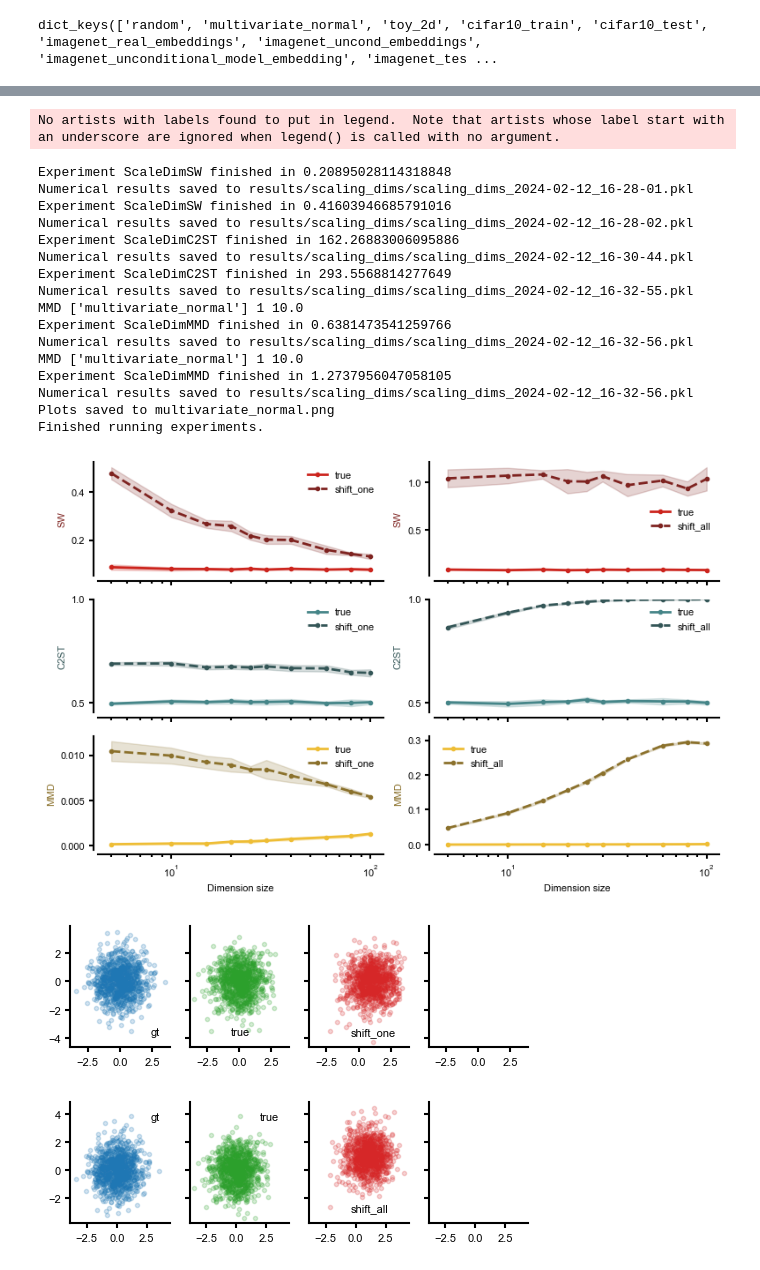
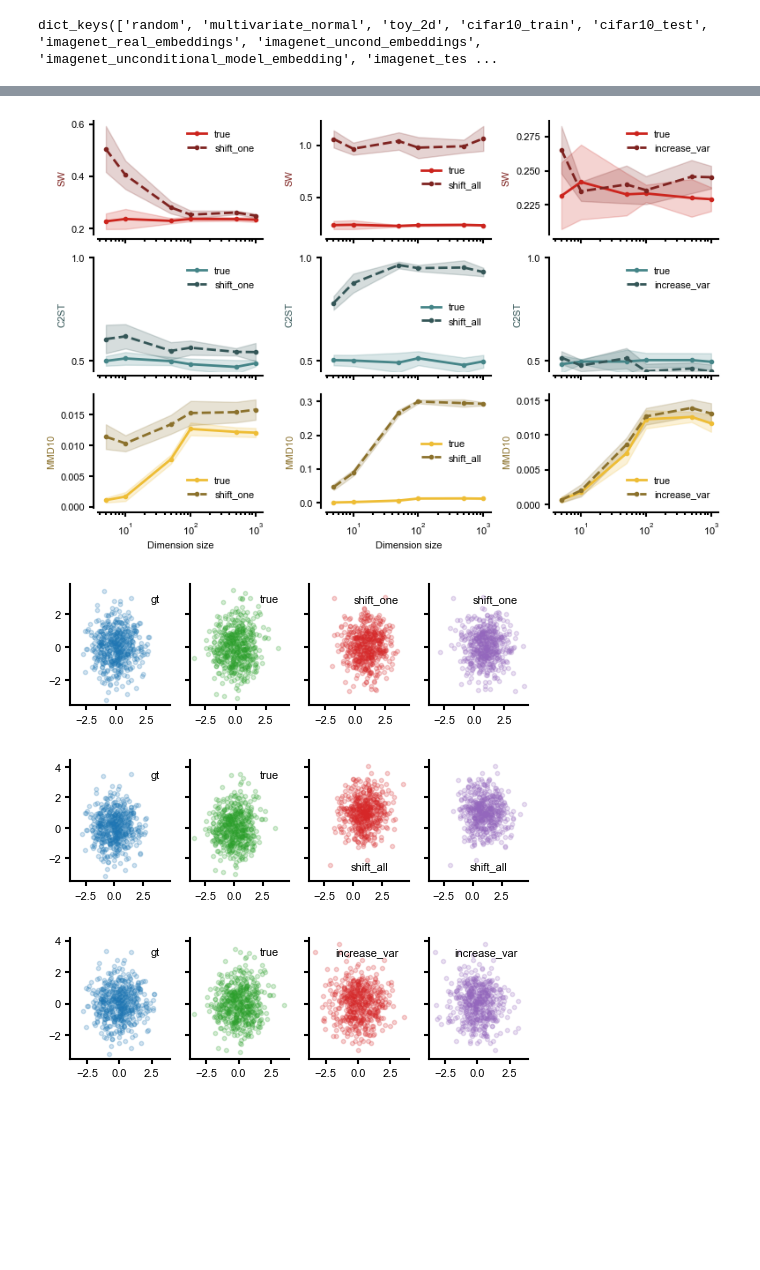
Before and after one commit to mackelab/labproject, a Jupyter notebook: docs/notebooks/scaling_dims_franzi.ipynb, the cells around one changed output, grey strips where cells are left out. Saved outputs shown, nothing was run; the diff lists cells and outputs as text; code cells hidden in the pictures; blank space fills up the shorter version.

Commit message:
Extend dim scaling figure by increased var experiment

```diff
--- a/docs/notebooks/scaling_dims_franzi.ipynb
+++ b/docs/notebooks/scaling_dims_franzi.ipynb
@@ -118,12 +118,14 @@ for d, distort in enumerate(cfg.distort):
 
     # Distorted
     dataset_inter = dataset_fn(cfg.n[0]*cfg.runs, cfg.d[0], distort=cfg.distort[d])
+    dataset_inter_var = dataset_fn(cfg.n[0]*cfg.runs, cfg.d[0], distort=cfg.distort[d])
 
     # Data plots
     fig_data, axes_data = plt.subplots(1, 4, figsize=cm2inch((15, 4)), sharex=True, sharey=True)
     axes_data[0].plot(dataset_gt[:1000, 0], dataset_gt[:1000, 1], 'o', label='gt', alpha=0.2, color='C0')
     axes_data[1].plot(dataset_intra[:1000, 0], dataset_intra[:1000, 1], 'o', label='true',  alpha=0.2, color='C2')
     axes_data[2].plot(dataset_inter[:1000, 0], dataset_inter[:1000, 1], 'o', label=cfg.distort[d] ,alpha=0.2, color='C3')
+    axes_data[3].plot(dataset_inter_var[:1000, 0], dataset_inter[:1000, 1], 'o', label=cfg.distort[d] ,alpha=0.2, color='C4')
     for ax in axes_data:
         ax.legend()
 
@@ -164,7 +166,10 @@ for d, distort in enumerate(cfg.distort):
                 label=label_list[dc][cfg.data[0]],
                 linestyle='-' if dc == 0 else '--',lw=2, marker='o'
             )
-            ax.set_ylabel(mapping[exp_name])
+            if mapping[exp_name]  == 'MMD':
+                ax.set_ylabel(mapping[exp_name]+ str(int(cfg.mmd_bandwidth[d])))
+            else:
+                ax.set_ylabel(mapping[exp_name])
             ax.set_xlabel('')
             if mapping[exp_name]  == 'C2ST':
                 ax.set_ylim([0.45,1])
@@ -209,20 +207,4 @@ Distort: SHIFT_ALL
-No artists with labels found to put in legend.  Note that artists whose label start with an underscore are ignored when legend() is called with no argument.
-Experiment ScaleDimSW finished in 0.20895028114318848
-Numerical results saved to results/scaling_dims/scaling_dims_2024-02-12_16-28-01.pkl
-Experiment ScaleDimSW finished in 0.41603946685791016
-Numerical results saved to results/scaling_dims/scaling_dims_2024-02-12_16-28-02.pkl
-Experiment ScaleDimC2ST finished in 162.26883006095886
-Numerical results saved to results/scaling_dims/scaling_dims_2024-02-12_16-30-44.pkl
-Experiment ScaleDimC2ST finished in 293.5568814277649
-Numerical results saved to results/scaling_dims/scaling_dims_2024-02-12_16-32-55.pkl
-MMD ['multivariate_normal'] 1 10.0
-Experiment ScaleDimMMD finished in 0.6381473541259766
-Numerical results saved to results/scaling_dims/scaling_dims_2024-02-12_16-32-56.pkl
-MMD ['multivariate_normal'] 1 10.0
-Experiment ScaleDimMMD finished in 1.2737956047058105
-Numerical results saved to results/scaling_dims/scaling_dims_2024-02-12_16-32-56.pkl
-Plots saved to multivariate_normal.png
-Finished running experiments.
-[figure, old version]
+[figure, new version]
-[figure, old version]
+[figure, new version]
-[figure, old version]
+[figure, new version]
+[figure, added]
```
Also changed, not shown: parts of 1 cell of this notebook, 2 other files.
